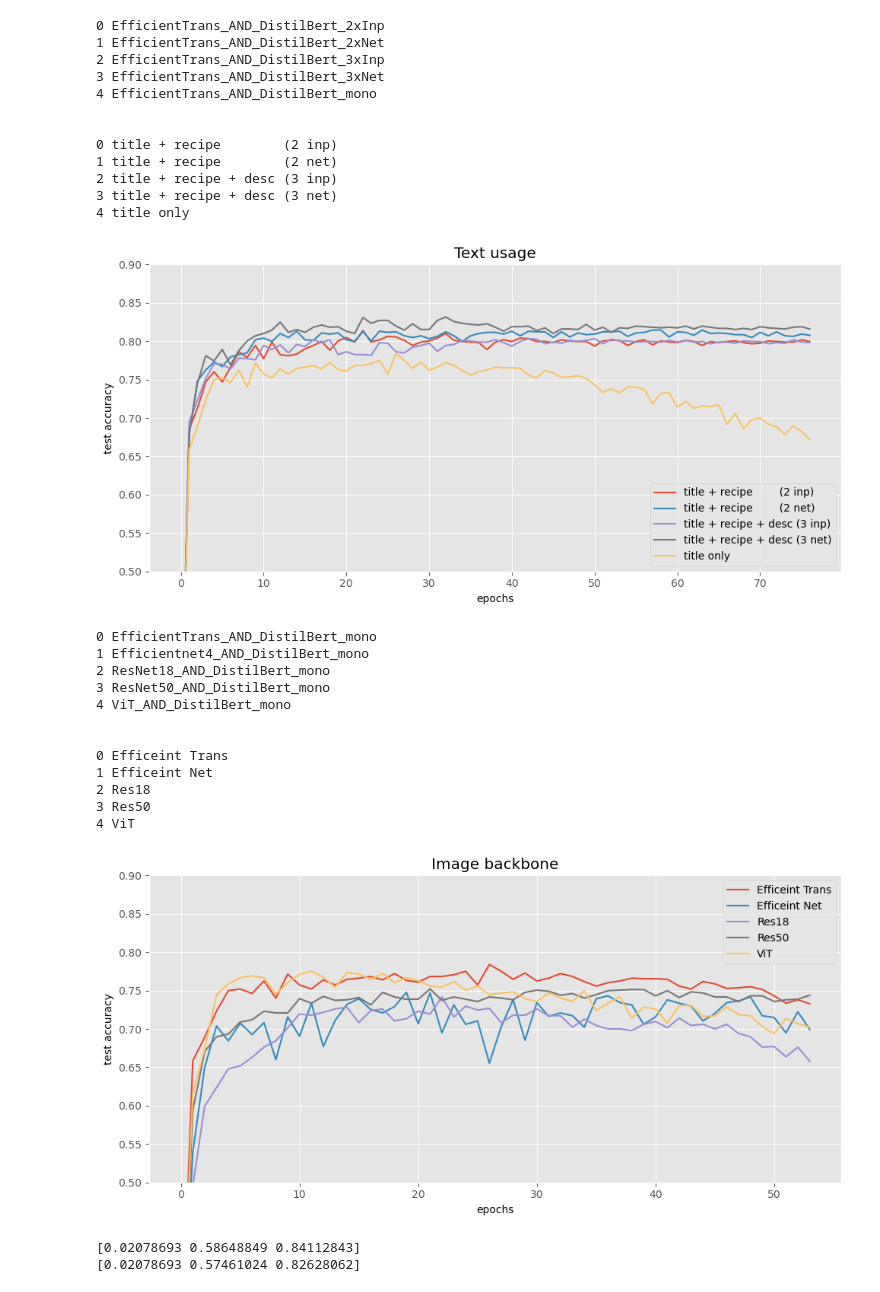
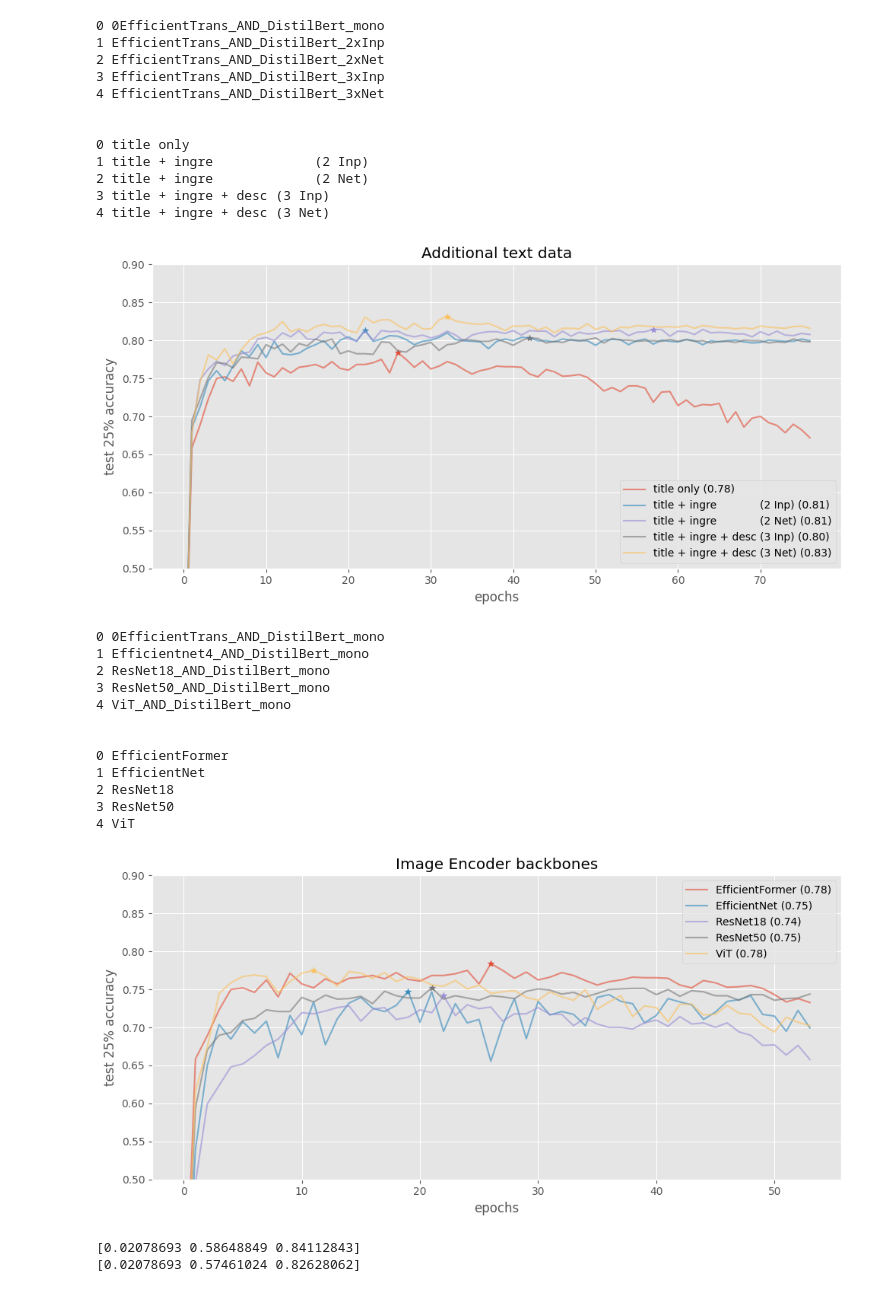
Before and after one commit to wdmdev/DeliNet, a Jupyter notebook: src/models/exps/plot_exp.ipynb, the cells around one changed output. Saved outputs shown, nothing was run; the diff lists cells and outputs as text; code cells hidden in the pictures.

```diff
--- a/src/models/exps/plot_exp.ipynb
+++ b/src/models/exps/plot_exp.ipynb
@@ -7,7 +7,7 @@ plt.style.use("ggplot")
 import os
 import json
 # %%
-ALL_EXP_PATH = r"C:\Users\karl\Desktop\DeliNet\src\models\exps"
+ALL_EXP_PATH = r"C:\Users\Karlu\Desktop\DeliNet\src\models\exps"
 
 def read_json(exp_name, top25=True):
     all_data = []
@@ -44,11 +44,14 @@ def plot_(exp_name, fig_name="test", custom_names = None, aspect_ratio=(10, 5),
 
     fig = plt.figure(figsize=aspect_ratio)
     for acc, name in zip(data, names):
-        plt.plot(acc[:min_epochs], label=name)
+        max_ = np.max(acc[:min_epochs])
+        max_loc = np.argmax(acc[:min_epochs])
+        plt.plot(acc[:min_epochs], label=f"{name} ({max_:.2f})", alpha=0.6)
+        plt.scatter(max_loc, max_, marker="*")
     plt.ylim(ylim)
     plt.title(fig_name)
     plt.tight_layout()
-    plt.ylabel("test accuracy")
+    plt.ylabel("test 25% accuracy")
     plt.xlabel("epochs")
     plt.legend()
     plt.tight_layout()
@@ -73,44 +92,44 @@ plot_("pretrained_exp", fig_name="Pretraining" ,ylim=(0.3, 0.8))
 # %%
-plot_("Text_backbone_exp", fig_name="Text usage", custom_names=[
-      "title + recipe        (2 inp)",
-      "title + recipe        (2 net)",
-      "title + recipe + desc (3 inp)",
-      "title + recipe + desc (3 net)",
+plot_("Text_backbone_exp", fig_name="Additional text data", custom_names=[
       "title only",
+      "title + ingre             (2 Inp)",
+      "title + ingre             (2 Net)",
+      "title + ingre + desc (3 Inp)",
+      "title + ingre + desc (3 Net)",
 ])
 # %% [output]
-0 EfficientTrans_AND_DistilBert_2xInp
-1 EfficientTrans_AND_DistilBert_2xNet
-2 EfficientTrans_AND_DistilBert_3xInp
-3 EfficientTrans_AND_DistilBert_3xNet
-4 EfficientTrans_AND_DistilBert_mono
+0 0EfficientTrans_AND_DistilBert_mono
+1 EfficientTrans_AND_DistilBert_2xInp
+2 EfficientTrans_AND_DistilBert_2xNet
+3 EfficientTrans_AND_DistilBert_3xInp
+4 EfficientTrans_AND_DistilBert_3xNet
 
 
-0 title + recipe        (2 inp)
-1 title + recipe        (2 net)
-2 title + recipe + desc (3 inp)
-3 title + recipe + desc (3 net)
-4 title only
+0 title only
+1 title + ingre             (2 Inp)
+2 title + ingre             (2 Net)
+3 title + ingre + desc (3 Inp)
+4 title + ingre + desc (3 Net)
-[figure, old version]
+[figure, new version]
 # %%
-plot_("Vision_backbone_exp", fig_name="Image backbone",
-      custom_names=[ "Efficeint Trans", "Efficeint Net", "Res18", "Res50", "ViT"
+plot_("Vision_backbone_exp", fig_name="Image Encoder backbones",
+      custom_names=[ "EfficientFormer", "EfficientNet", "ResNet18", "ResNet50", "ViT"
 
       ])
 # %% [output]
-0 EfficientTrans_AND_DistilBert_mono
+0 0EfficientTrans_AND_DistilBert_mono
 1 Efficientnet4_AND_DistilBert_mono
 2 ResNet18_AND_DistilBert_mono
 3 ResNet50_AND_DistilBert_mono
 4 ViT_AND_DistilBert_mono
 
 
-0 Efficeint Trans
-1 Efficeint Net
-2 Res18
-3 Res50
+0 EfficientFormer
+1 EfficientNet
+2 ResNet18
+3 ResNet50
 4 ViT
-[figure, old version]
+[figure, new version]
 # %%
 
 
```
Also changed, not shown: parts of 2 cells of this notebook, 16 other files.
